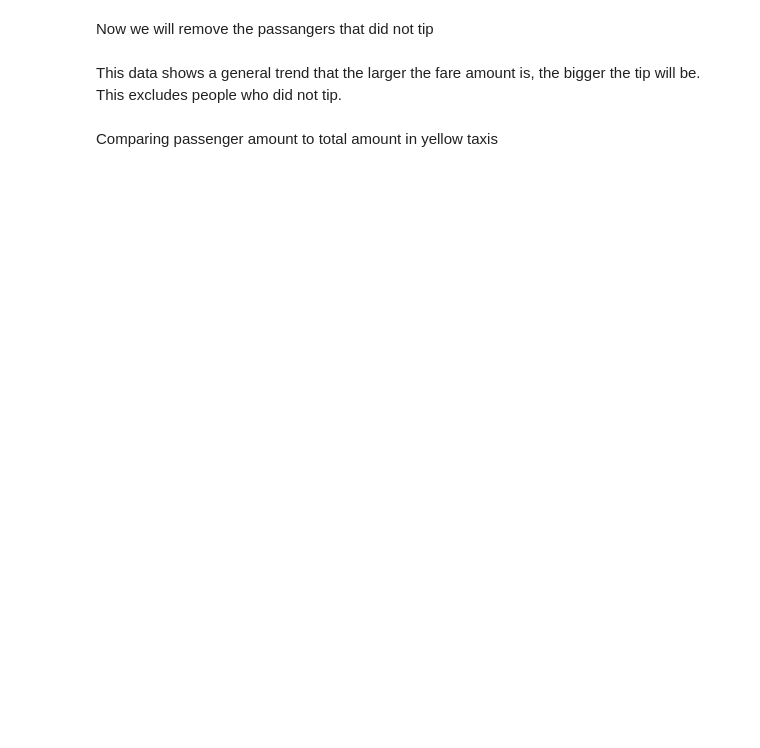
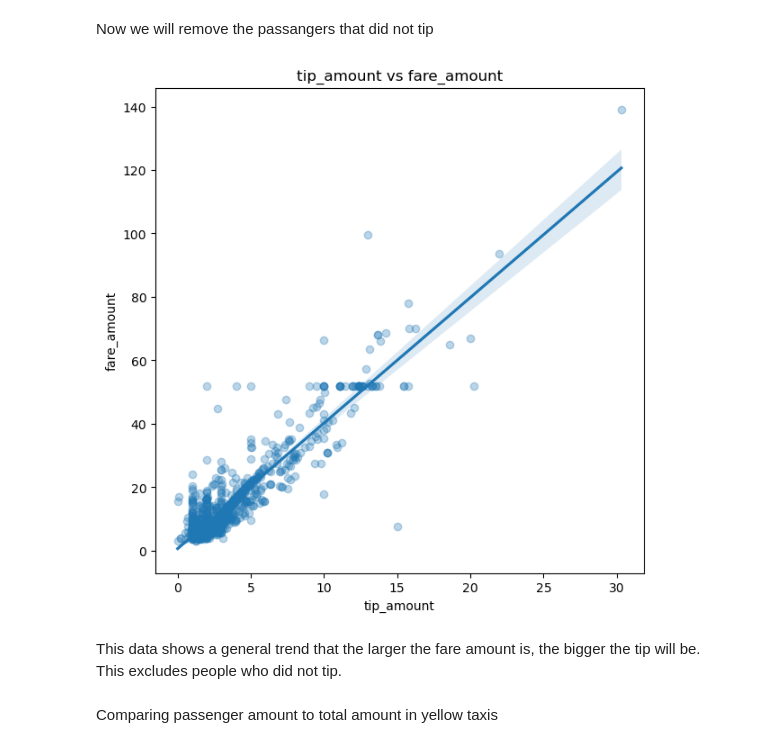
Before and after one commit to ngiorda4/NYC-Taxi-Analysis-and-Forecasting, a Jupyter notebook: 4_HStemporal_spatial_data_analysis copy.ipynb, the cells around one changed output. Cells and saved outputs as stored; diff of their text form; code cells hidden in the pictures; blank space fills up the shorter version.

Commit message:
Updated temporal analysis to filter data
Data did not make sense so I filtered out some to make out plots work.

```diff
--- a/4_HStemporal_spatial_data_analysis copy.ipynb
+++ b/4_HStemporal_spatial_data_analysis copy.ipynb
@@ -102,17 +137,19 @@ Now we will remove the passangers that did not tip
 # %%
 # Remove rows where tip_amount is equal to 0
 df_yellow_filtered = df_yellow.loc[df_yellow['tip_amount'] != 0]
 
 from src.utils import create_scatterplot
 
 create_scatterplot(
-    df_yellow_filtered.sample(200),
+    df_yellow_filtered.sample(1000),
     x_col = 'tip_amount',
     y_col = 'fare_amount',
     title = 'tip_amount vs fare_amount',
     xlabel = 'tip_amount',
     ylabel = 'fare_amount',
 )
+# %% [output]
+[figure, added]
 # %% [markdown]
 This data shows a general trend that the larger the fare amount is, the bigger the tip will be. This excludes people who did not tip.
 # %% [markdown]
```
Also changed, not shown: parts of 23 cells of this notebook, 1 other file.
